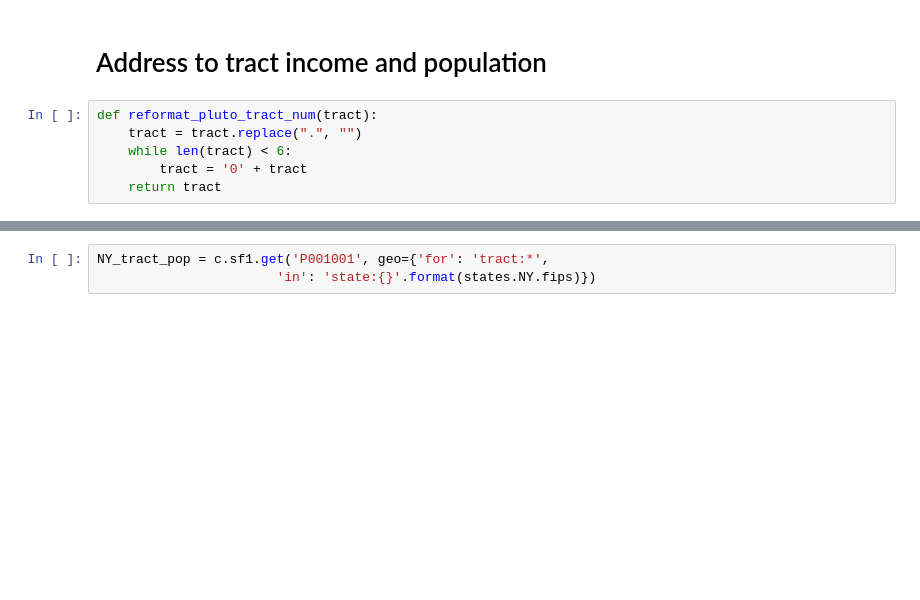
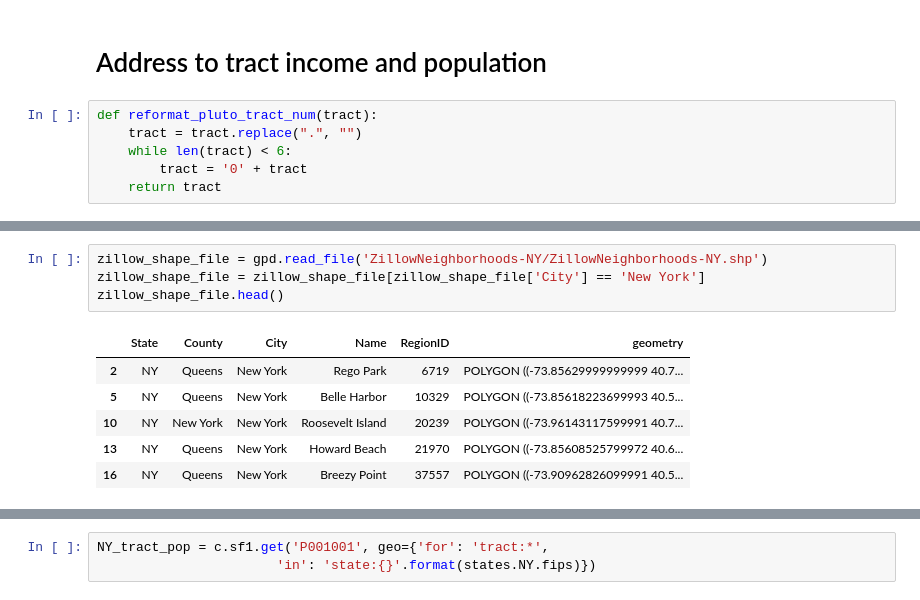
Before and after one commit to bendnorman/collate, a Jupyter notebook: indirect_displacement_notebook.ipynb, the cells around one changed output, grey strips where cells are left out. Drawn from its saved outputs; the diff is of its cells as text; blank space fills up the shorter version.

Commit message:
zillow data load

```diff
--- a/indirect_displacement_notebook.ipynb
+++ b/indirect_displacement_notebook.ipynb
@@ -118,0 +181,11 @@ print(tract_population)
+# %%
+zillow_shape_file = gpd.read_file('ZillowNeighborhoods-NY/ZillowNeighborhoods-NY.shp')
+zillow_shape_file = zillow_shape_file[zillow_shape_file['City'] == 'New York']
+zillow_shape_file.head()
+# %% [output]
+|  | State | County | City | Name | RegionID | geometry |
+| 2 | NY | Queens | New York | Rego Park | 6719 | POLYGON ((-73.85629999999999 40.7... |
+| 5 | NY | Queens | New York | Belle Harbor | 10329 | POLYGON ((-73.85618223699993 40.5... |
+| 10 | NY | New York | New York | Roosevelt Island | 20239 | POLYGON ((-73.96143117599991 40.7... |
+| 13 | NY | Queens | New York | Howard Beach | 21970 | POLYGON ((-73.85608525799972 40.6... |
+| 16 | NY | Queens | New York | Breezy Point | 37557 | POLYGON ((-73.90962826099991 40.5... |
```
Also changed, not shown: parts of 16 cells of this notebook, 6 other files.
